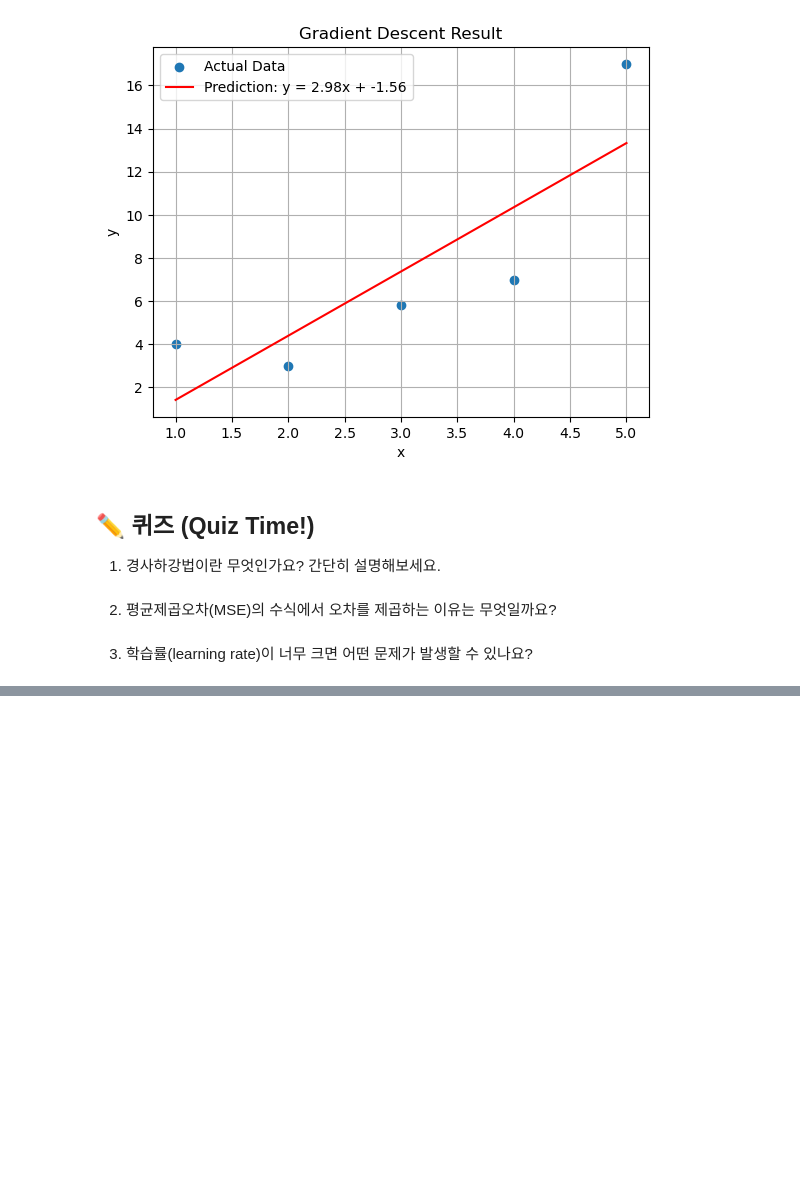
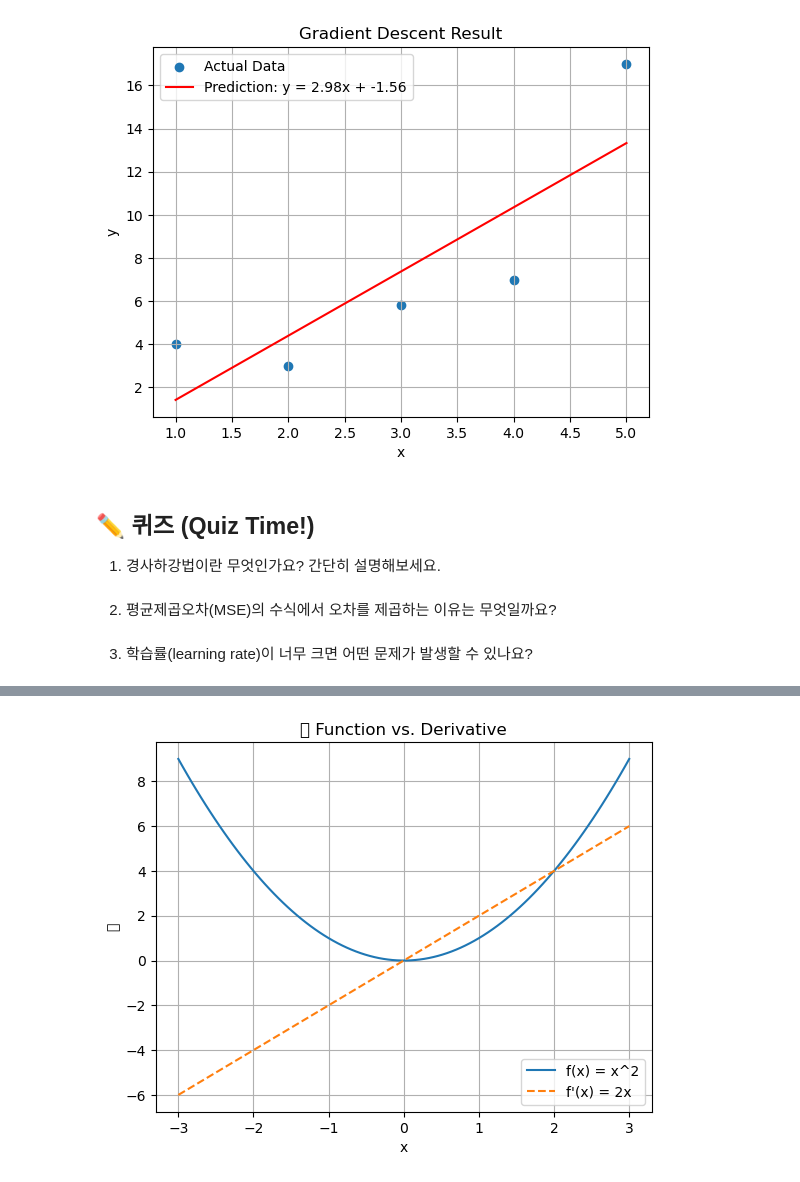
Before and after one commit to dsbaek2020/JGH_ThinkingForSociety, a Jupyter notebook: 예제/gradient_linearRegression1.ipynb, the cells around one changed output, grey strips where cells are left out. Saved outputs shown, nothing was run; the diff lists cells and outputs as text; code cells hidden in the pictures; blank space fills up the shorter version.

```diff
--- a/예제/gradient_linearRegression1.ipynb
+++ b/예제/gradient_linearRegression1.ipynb
@@ -254,0 +366,18 @@ plt.show()
+# %%
+def df(x):
+    return 2 * x  # 도함수
+
+x = np.linspace(-3, 3, 100)
+y = f(x)
+dy = df(x)
+
+plt.plot(x, y, label='f(x) = x^2')
+plt.plot(x, dy, '--', label="f'(x) = 2x")
+plt.title('📊 Function vs. Derivative')
+plt.xlabel('x')
+plt.ylabel('값')
+plt.grid()
+plt.legend()
+plt.show()
+# %% [output]
+[figure, added]
```
Also changed, not shown: parts of 8 cells of this notebook, 18 other files.
